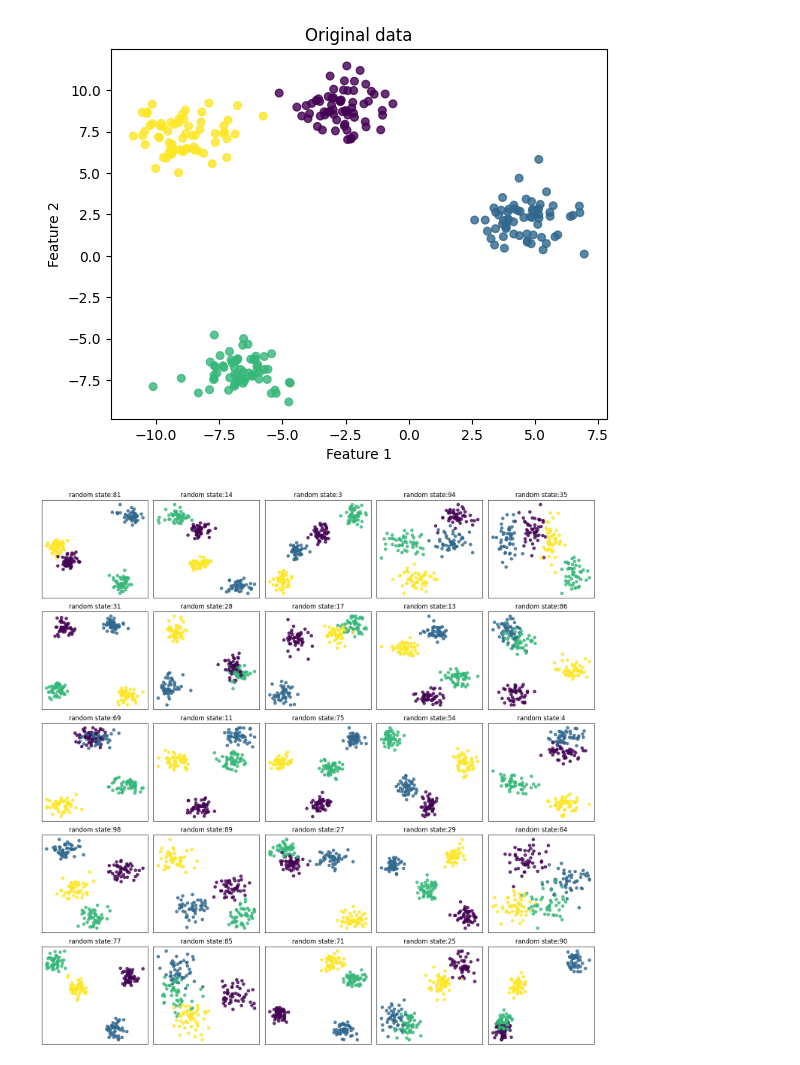
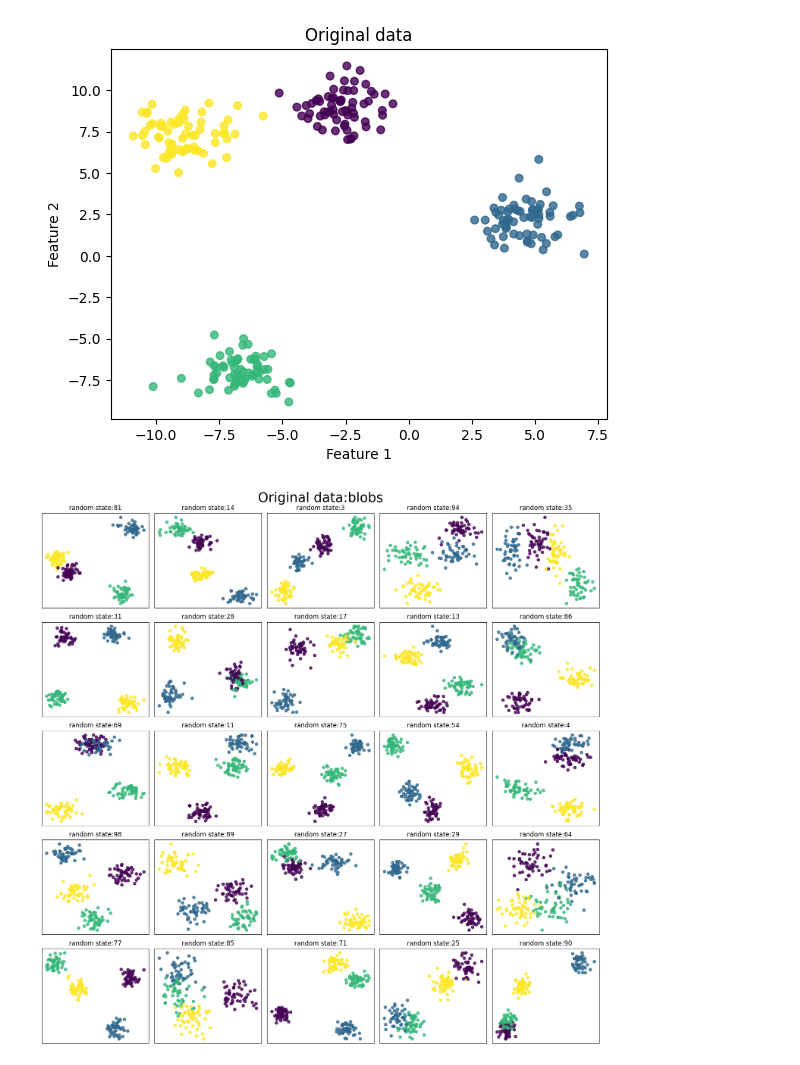
Before and after one commit to 24shiny/Inverse_Laplacian_embedding, a Jupyter notebook: Laplacian_embedding/evaluation/my_le_test.ipynb, the cells around one changed output. Saved outputs shown, nothing was run; the diff lists cells and outputs as text; code cells hidden in the pictures.

```diff
--- a/Laplacian_embedding/evaluation/my_le_test.ipynb
+++ b/Laplacian_embedding/evaluation/my_le_test.ipynb
@@ -12,26 +12,27 @@ if __name__=="__main__":
 # %%
 random.seed(42)
 rand_num = random.sample(range(0, 101), 25)
 
 def get_blobs(n_samples=200, centers=4, random_state=42):
     X, Y = datasets.make_blobs(n_samples=n_samples, centers=centers, random_state=random_state)
     return X, Y
 
 # visualization of original datasets
 fig, axes = plt.subplots(5, 5, figsize=(15, 15))
 axes = axes.flatten()
 for i in range(25):
     seed = rand_num[i]
     X, Y = get_blobs(random_state=seed)
     ax = axes[i]
     ax.scatter(X[:, 0], X[:, 1], c=Y, cmap='viridis', s=30, alpha=0.8)
     ax.set_title(f'random state:{seed}')
     ax.set_xticks([])
     ax.set_yticks([])
+plt.suptitle('Original data:blobs', fontsize=25)
 plt.tight_layout()
 plt.show()
 # %% [output]
-[figure, old version]
+[figure, new version]
 # %%
 # visualization of original datasets
 fig, axes = plt.subplots(5, 5, figsize=(15, 15))
```
Also changed, not shown: parts of 8 cells of this notebook.
